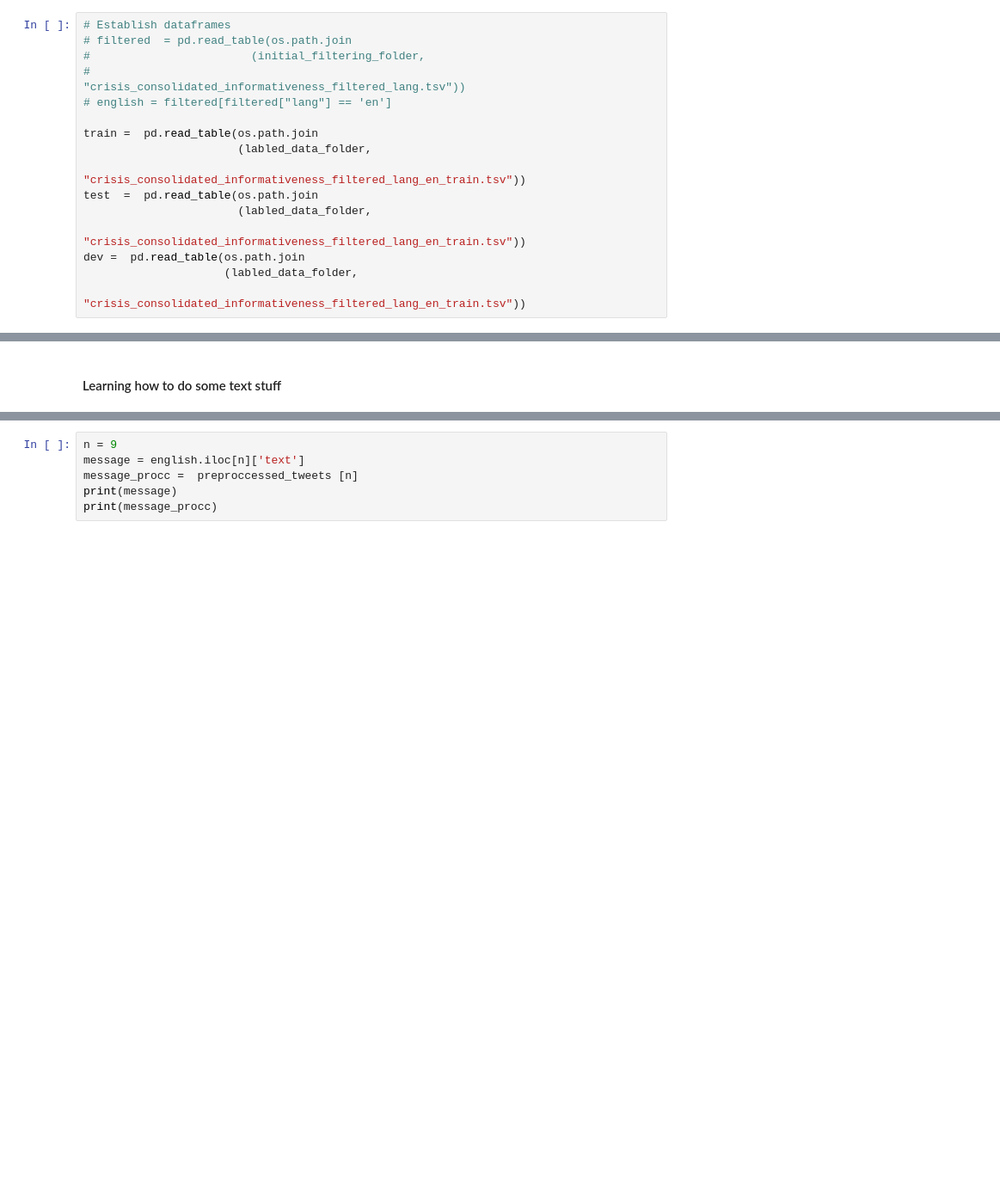
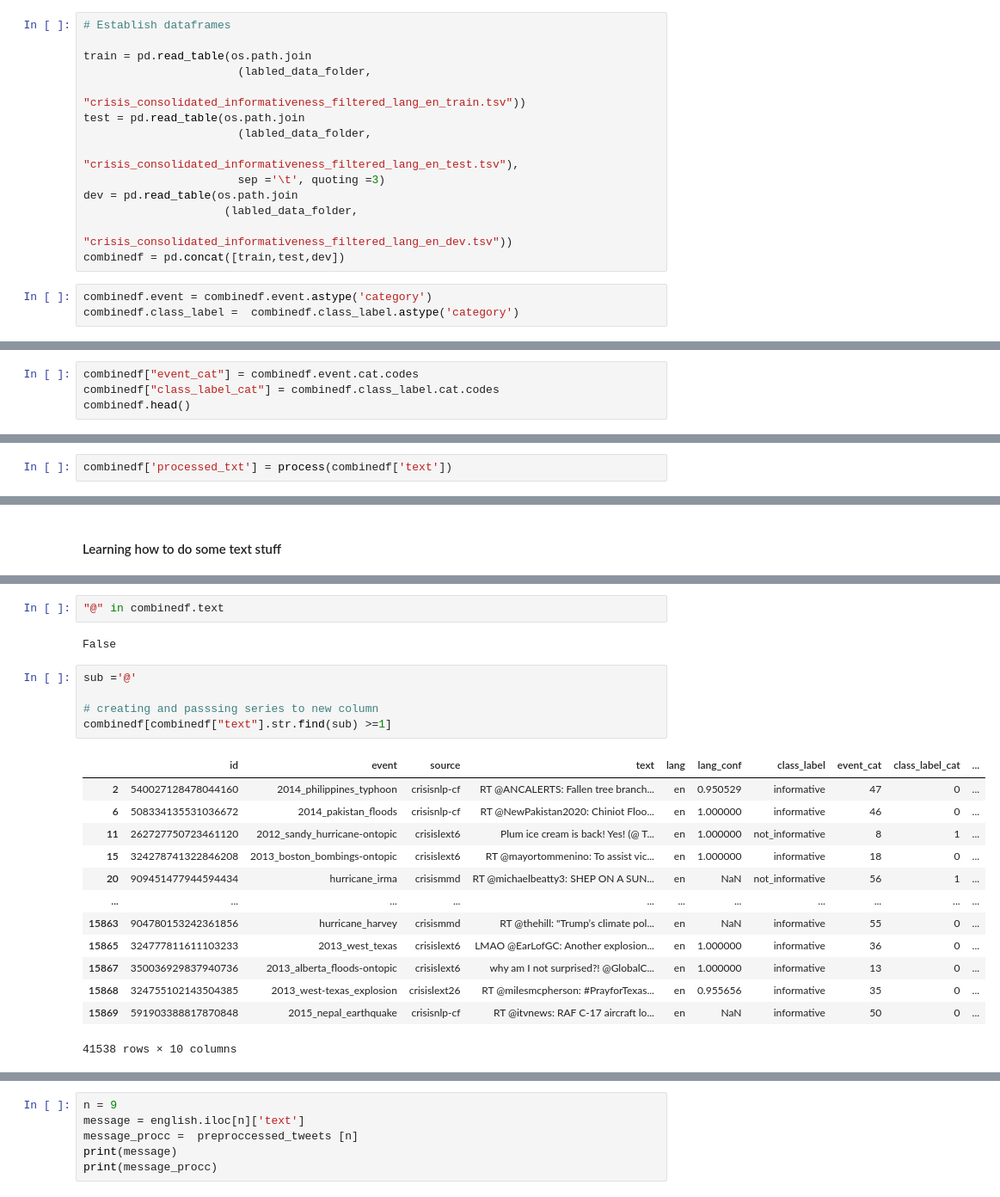
Before and after one commit to arboj/arbogast-capstone, a Jupyter notebook: Code/TextConditioningandMachineLearning.ipynb, the cells around one changed output, grey strips where cells are left out. Shown at 86% size. Saved outputs shown, nothing was run; the diff lists cells and outputs as text; blank space fills up the shorter version.

```diff
--- a/Code/TextConditioningandMachineLearning.ipynb
+++ b/Code/TextConditioningandMachineLearning.ipynb
@@ -169,16 +191,17 @@ geotweets.head()
 # %%
 # Establish dataframes
-# filtered  = pd.read_table(os.path.join
-#                        (initial_filtering_folder,
-#                                     "crisis_consolidated_informativeness_filtered_lang.tsv"))
-# english = filtered[filtered["lang"] == 'en']
 
-train =  pd.read_table(os.path.join
+train = pd.read_table(os.path.join
                        (labled_data_folder,
                                     "crisis_consolidated_informativeness_filtered_lang_en_train.tsv"))
-test  =  pd.read_table(os.path.join
+test = pd.read_table(os.path.join
                        (labled_data_folder,
-                                    "crisis_consolidated_informativeness_filtered_lang_en_train.tsv"))
-dev =  pd.read_table(os.path.join
+                                    "crisis_consolidated_informativeness_filtered_lang_en_test.tsv"),
+                       sep ='\t', quoting =3)
+dev = pd.read_table(os.path.join
                      (labled_data_folder,
-                                  "crisis_consolidated_informativeness_filtered_lang_en_train.tsv"))
+                                  "crisis_consolidated_informativeness_filtered_lang_en_dev.tsv"))
+combinedf = pd.concat([train,test,dev])
+# %%
+combinedf.event = combinedf.event.astype('category')
+combinedf.class_label =  combinedf.class_label.astype('category')
@@ -184,0 +219,4 @@ dev =  pd.read_table(os.path.join
+# %%
+combinedf["event_cat"] = combinedf.event.cat.codes
+combinedf["class_label_cat"] = combinedf.class_label.cat.codes
+combinedf.head()
@@ -186,0 +233,2 @@ df_list = [train, test, dev]
+# %%
+combinedf['processed_txt'] = process(combinedf['text'])
@@ -219,3 +279,26 @@ geotweets.head()
+# %%
+"@" in combinedf.text
+# %% [output]
+False
+# %%
+sub ='@'
+
+# creating and passsing series to new column
+combinedf[combinedf["text"].str.find(sub) >=1]
+# %% [output]
+|  | id | event | source | text | lang | lang_conf | class_label | event_cat | class_label_cat | ... |
+| 2 | 540027128478044160 | 2014_philippines_typhoon | crisisnlp-cf | RT @ANCALERTS: Fallen tree branch... | en | 0.950529 | informative | 47 | 0 | ... |
+| 6 | 508334135531036672 | 2014_pakistan_floods | crisisnlp-cf | RT @NewPakistan2020: Chiniot Floo... | en | 1.000000 | informative | 46 | 0 | ... |
+| 11 | 262727750723461120 | 2012_sandy_hurricane-ontopic | crisislext6 | Plum ice cream is back! Yes! (@ T... | en | 1.000000 | not_informative | 8 | 1 | ... |
+| 15 | 324278741322846208 | 2013_boston_bombings-ontopic | crisislext6 | RT @mayortommenino: To assist vic... | en | 1.000000 | informative | 18 | 0 | ... |
+| 20 | 909451477944594434 | hurricane_irma | crisismmd | RT @michaelbeatty3: SHEP ON A SUN... | en | NaN | not_informative | 56 | 1 | ... |
+| ... | ... | ... | ... | ... | ... | ... | ... | ... | ... | ... |
+| 15863 | 904780153242361856 | hurricane_harvey | crisismmd | RT @thehill: "Trump’s climate pol... | en | NaN | informative | 55 | 0 | ... |
+| 15865 | 324777811611103233 | 2013_west_texas | crisislext6 | LMAO @EarLofGC: Another explosion... | en | 1.000000 | informative | 36 | 0 | ... |
+| 15867 | 350036929837940736 | 2013_alberta_floods-ontopic | crisislext6 | why am I not surprised?! @GlobalC... | en | 1.000000 | informative | 13 | 0 | ... |
+| 15868 | 324755102143504385 | 2013_west-texas_explosion | crisislext26 | RT @milesmcpherson: #PrayforTexas... | en | 0.955656 | informative | 35 | 0 | ... |
+| 15869 | 591903388817870848 | 2015_nepal_earthquake | crisisnlp-cf | RT @itvnews: RAF C-17 aircraft lo... | en | NaN | informative | 50 | 0 | ... |
+41538 rows × 10 columns
 # %%
 from sklearn.feature_extraction.text import CountVectorizer
 from sklearn.naive_bayes import MultinomialNB
```
Also changed, not shown: parts of 45 cells of this notebook, 22 other files.
